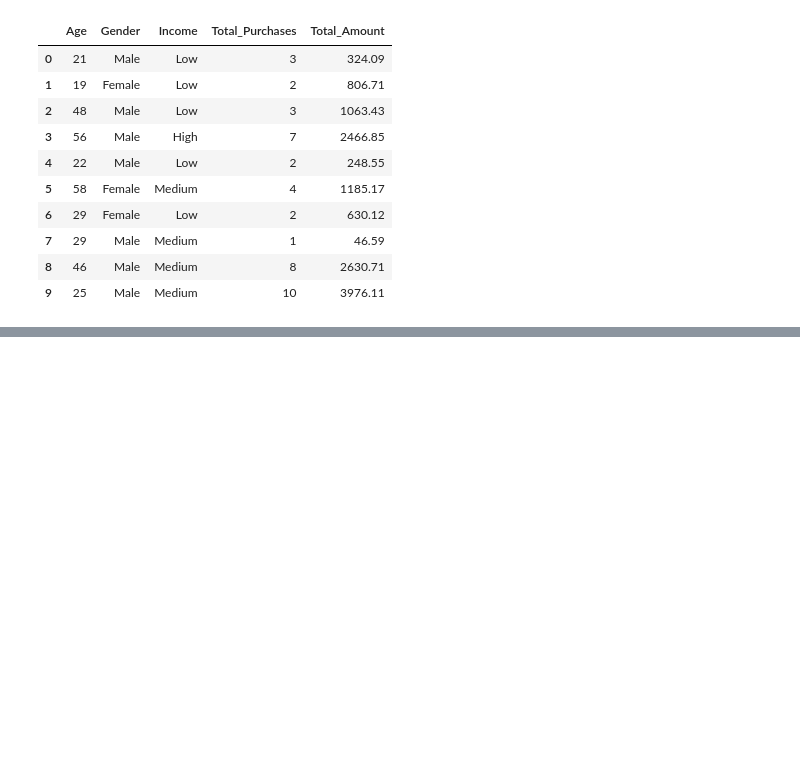
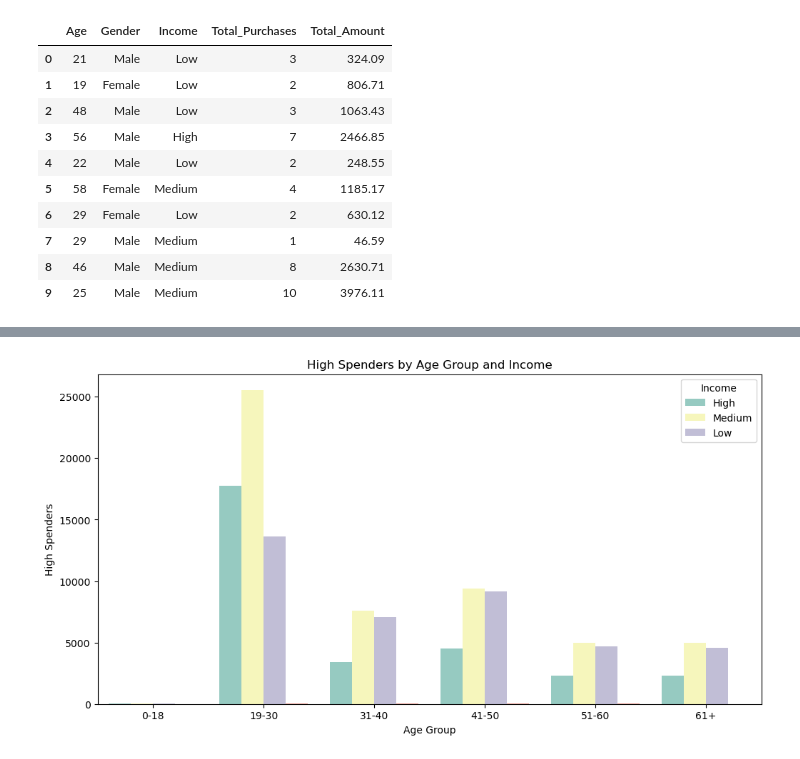
Before and after one commit to tsarahbd/retail-data-analysis, a Jupyter notebook: Retail-Data-Analysis.ipynb, the cells around one changed output, grey strips where cells are left out. Drawn from its saved outputs; the diff is of its cells as text; code cells hidden in the pictures; blank space fills up the shorter version.

```diff
--- a/Retail-Data-Analysis.ipynb
+++ b/Retail-Data-Analysis.ipynb
@@ -169,0 +218,10 @@ customer_segment.head(10)
+# %%
+plt.figure(figsize=(12, 6))
+sns.countplot(data=high_spenders, x='Age Group', hue='Income', palette='Set3')
+plt.title('High Spenders by Age Group and Income')
+plt.xlabel('Age Group')
+plt.ylabel('High Spenders')
+plt.legend(title='Income')
+plt.show()
+# %% [output]
+[figure, added]
```
Also changed, not shown: parts of 7 cells of this notebook.
